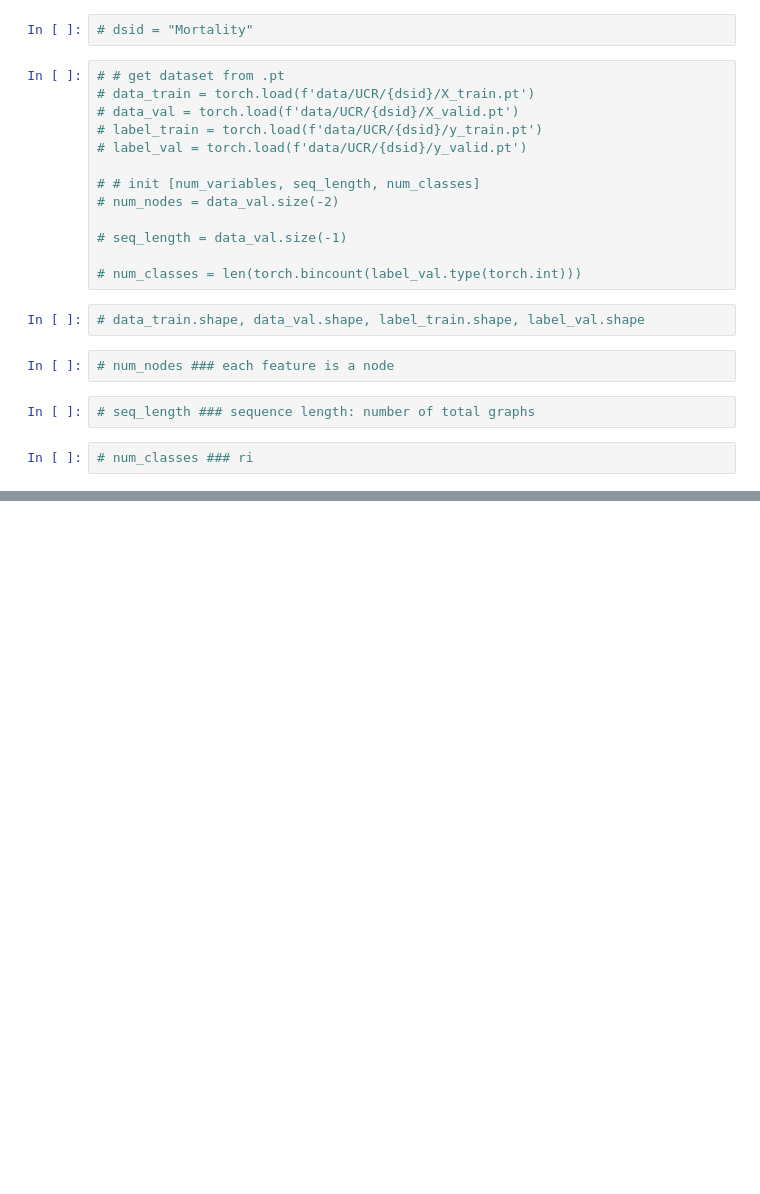
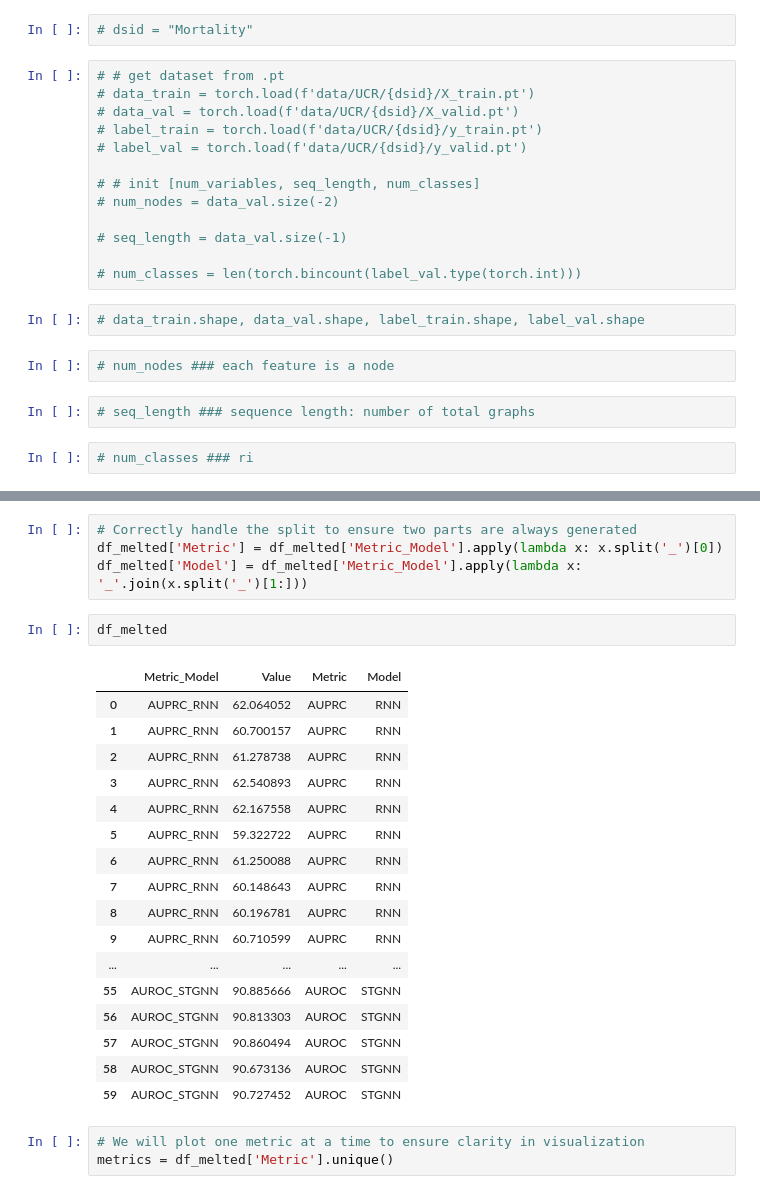
Before and after one commit to xinformatics/TodyNet, a Jupyter notebook: temp.ipynb, the cells around one changed output, grey strips where cells are left out. Saved outputs shown, nothing was run; the diff lists cells and outputs as text; blank space fills up the shorter version.

```diff
--- a/temp.ipynb
+++ b/temp.ipynb
@@ -23,0 +107,27 @@
+# %%
+# Correctly handle the split to ensure two parts are always generated
+df_melted['Metric'] = df_melted['Metric_Model'].apply(lambda x: x.split('_')[0])
+df_melted['Model'] = df_melted['Metric_Model'].apply(lambda x: '_'.join(x.split('_')[1:]))
+# %%
+df_melted
+# %% [output]
+|  | Metric_Model | Value | Metric | Model |
+| 0 | AUPRC_RNN | 62.064052 | AUPRC | RNN |
+| 1 | AUPRC_RNN | 60.700157 | AUPRC | RNN |
+| 2 | AUPRC_RNN | 61.278738 | AUPRC | RNN |
+| 3 | AUPRC_RNN | 62.540893 | AUPRC | RNN |
+| 4 | AUPRC_RNN | 62.167558 | AUPRC | RNN |
+| 5 | AUPRC_RNN | 59.322722 | AUPRC | RNN |
+| 6 | AUPRC_RNN | 61.250088 | AUPRC | RNN |
+| 7 | AUPRC_RNN | 60.148643 | AUPRC | RNN |
+| 8 | AUPRC_RNN | 60.196781 | AUPRC | RNN |
+| 9 | AUPRC_RNN | 60.710599 | AUPRC | RNN |
+| ... | ... | ... | ... | ... |
+| 55 | AUROC_STGNN | 90.885666 | AUROC | STGNN |
+| 56 | AUROC_STGNN | 90.813303 | AUROC | STGNN |
+| 57 | AUROC_STGNN | 90.860494 | AUROC | STGNN |
+| 58 | AUROC_STGNN | 90.673136 | AUROC | STGNN |
+| 59 | AUROC_STGNN | 90.727452 | AUROC | STGNN |
+# %%
+# We will plot one metric at a time to ensure clarity in visualization
+metrics = df_melted['Metric'].unique()
```
Also changed, not shown: parts of 9 cells of this notebook, 30 other files.
